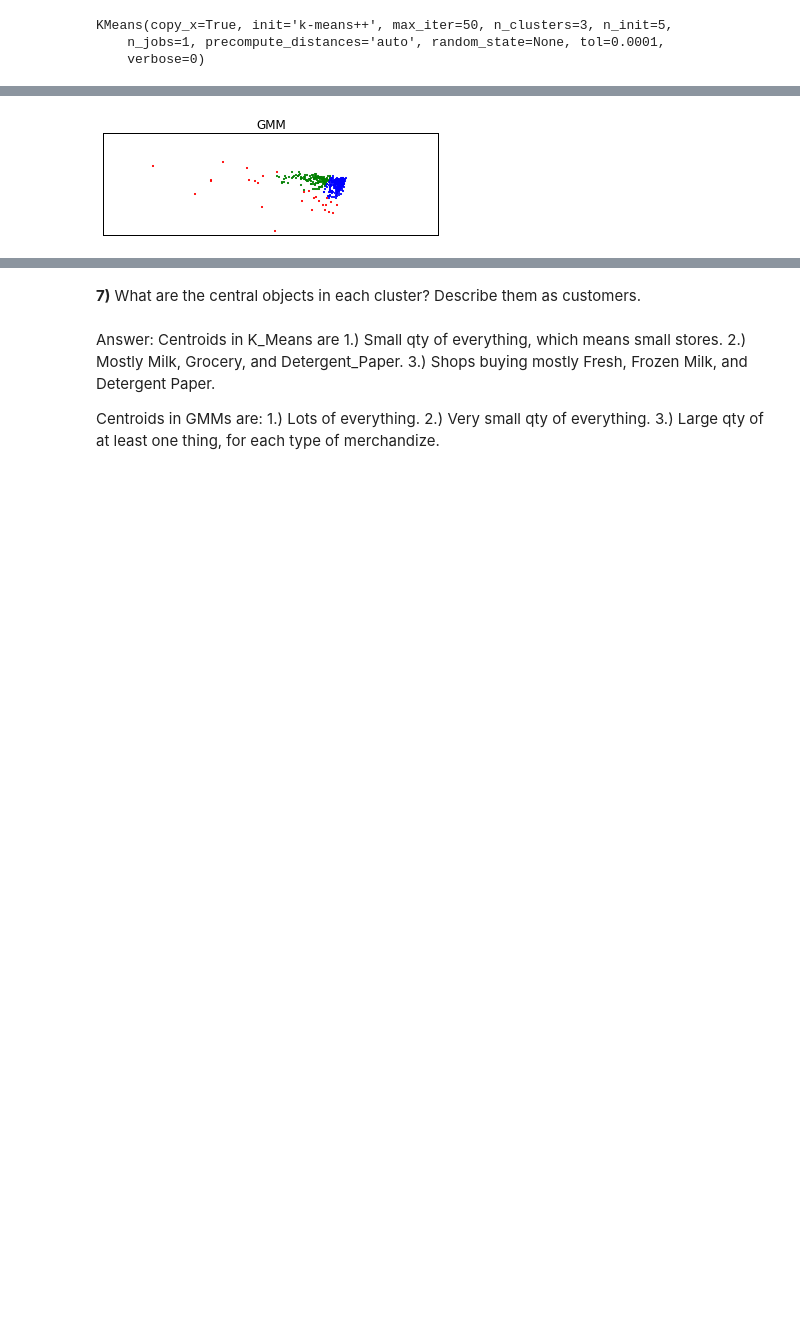
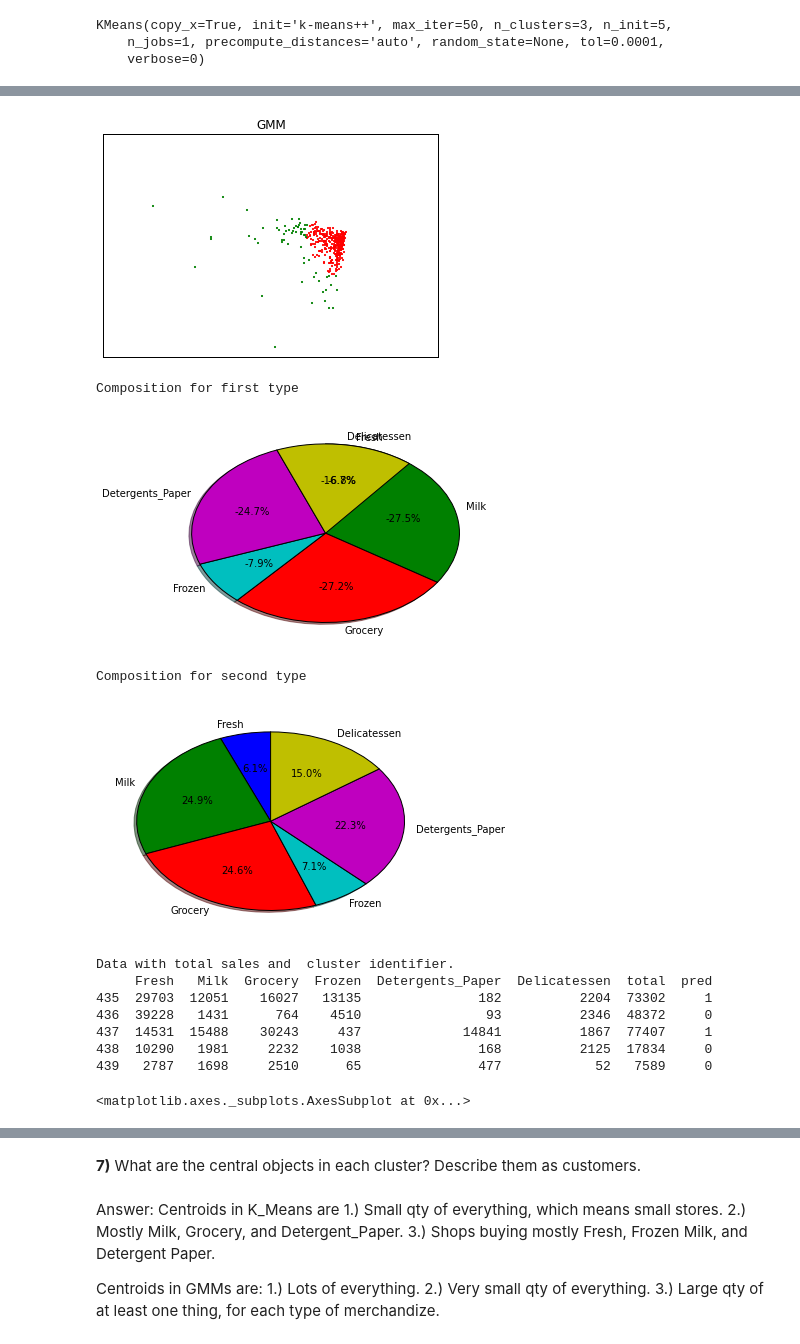
Before and after one commit to agrawalnishant/machine_learning_projects, a Jupyter notebook: Submission/Customer Segments/customer_segments.ipynb, the cells around one changed output, grey strips where cells are left out. Drawn from its saved outputs; the diff is of its cells as text; code cells hidden in the pictures; blank space fills up the shorter version.

```diff
--- a/Submission/Customer Segments/customer_segments.ipynb
+++ b/Submission/Customer Segments/customer_segments.ipynb
@@ -293,10 +293,10 @@ plt.show()
 
 from sklearn.decomposition import PCA
 pca = PCA(n_components=num_features,whiten=True)
-pca.fit(scaled_data)
+pca.fit(data)
 
 # Print the components and the amount of variance in the data contained in each dimension
-print scaled_data.columns.values
+print data.columns.values
 print pca.components_
 print pca.explained_variance_ratio_
 
@@ -574,28 +581,26 @@ import itertools
 from scipy import linalg
 
 
-gmm=GMM(n_components=3).fit(reduced_data)
+gmm=GMM(n_components=2).fit(reduced_data)
 
-ax=plt.scatter(reduced_data[:, 0], reduced_data[:, 1], 0.8, color='b')
 color_iter = ['r', 'g', 'b']
 
 print gmm.covars_
-splot = plt.subplot(2, 1, 1 )
 Y_ = gmm.predict(reduced_data)
 
-for i, (mean, covar, color) in enumerate(zip(
-        gmm.means_, gmm._get_covars(), color_iter)):
-    print "\ni=",i
-    print "mean:", mean
-    print "covar:", covar
-    print "color:",color
-    print "inverse of Mean", pca.inverse_transform(mean)
-    v, w = linalg.eigh(covar)
-    u = w[0] / linalg.norm(w[0])
-    plt.scatter(reduced_data[Y_ == i, 0], reduced_data[Y_ == i, 1], 1.2, color=color)
+for i, (mean, covar, color) in enumerate(zip(gmm.means_, gmm._get_covars(), color_iter)):
+        print "\ni=",i
+        print "mean:", mean
+        print "covar:", covar
+        print "color:",color
+        print "inverse of Mean", pca.inverse_transform(mean)
+        v, w = linalg.eigh(covar)
+        u = w[0] / linalg.norm(w[0])
+        plt.scatter(reduced_data[Y_ == i, 0], reduced_data[Y_ == i, 1], 1.2, color=color)
 
 print data.columns.values
-print  pca.inverse_transform(gmm.means_)
+inv_means=pca.inverse_transform(gmm.means_)
+print  inv_means
 plt.xlim(-10, 5)
 plt.ylim(-6, 6)
 plt.xticks(())
@@ -603,4 +608,31 @@ plt.yticks(())
 plt.title("GMM")
 
 plt.show()
+
+print "Composition for first type"
+plt.pie(inv_means[0], labels=data.columns.values, autopct='%1.1f%%', shadow=True, startangle=90)
+plt.show()
+
+print "Composition for second type"
+plt.pie(inv_means[1], labels=data.columns.values, autopct='%1.1f%%', shadow=True, startangle=90)
+plt.show()
+
+updated_data=data.copy(deep=True)
+updated_data['total']=updated_data.apply(np.sum, axis=1).tolist()
+print "Data with total sales and  cluster identifier."
+updated_data['pred']=Y_.tolist()
+print updated_data.tail(5)
+
+
+summary_data_high = updated_data.copy(deep=True)
+summary_data_high=summary_data_high[(summary_data_high.pred==0)].apply(np.sum,axis=0)
+summary_data_all=pd.DataFrame(summary_data_high.iloc[:6],columns=['high'])
+
+
+summary_data_low = updated_data.copy(deep=True)
+summary_data_low=summary_data_low[(summary_data_low.pred==1)].apply(np.sum,axis=0)
+summary_data_low=summary_data_low.iloc[:6].values
+summary_data_all['low']=summary_data_low
+
+summary_data_all.T.plot(kind='bar', stacked=True,figsize=(10, 10))
 # %% [output]
@@ -624 +658,13 @@ i= 1
-[figure, old version]
+[figure, new version]
+Composition for first type
+[figure, added]
+Composition for second type
+[figure, added]
+Data with total sales and  cluster identifier.
+     Fresh   Milk  Grocery  Frozen  Detergents_Paper  Delicatessen  total  pred
+435  29703  12051    16027   13135               182          2204  73302     1
+436  39228   1431      764    4510                93          2346  48372     0
+437  14531  15488    30243     437             14841          1867  77407     1
+438  10290   1981     2232    1038               168          2125  17834     0
+439   2787   1698     2510      65               477            52   7589     0
+<matplotlib.axes._subplots.AxesSubplot at 0x...>
```
Also changed, not shown: parts of 11 cells of this notebook.
